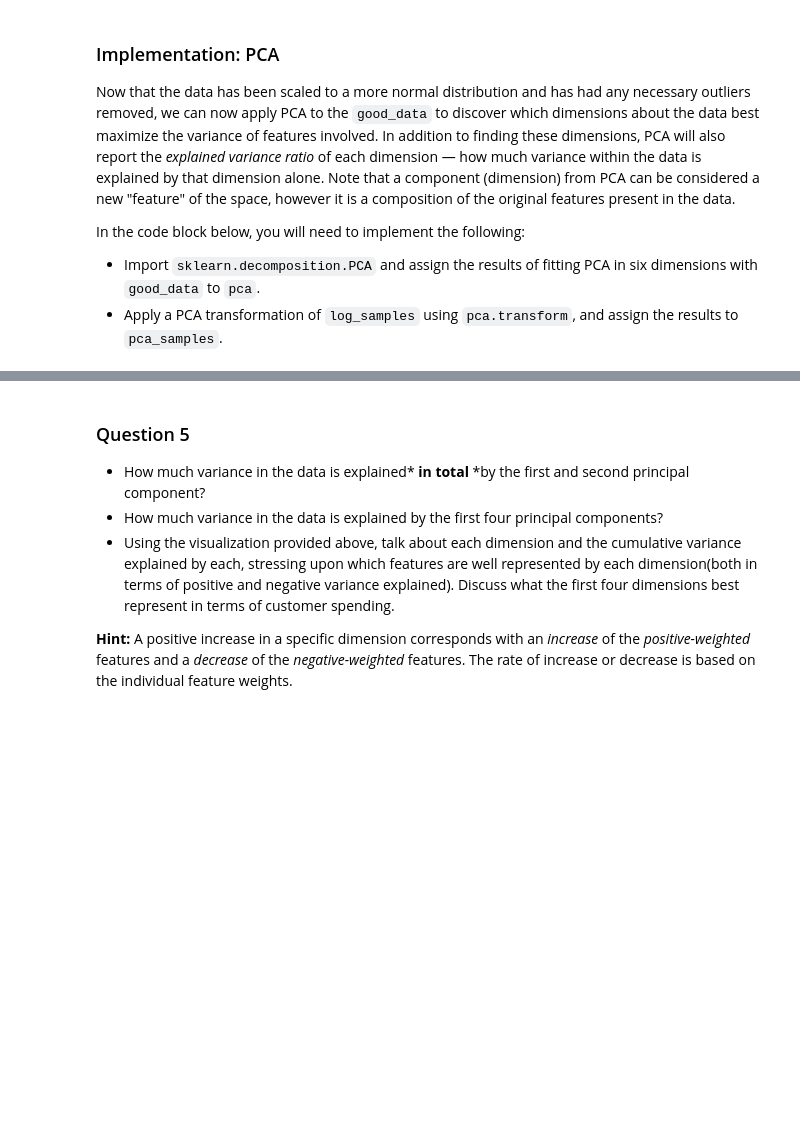
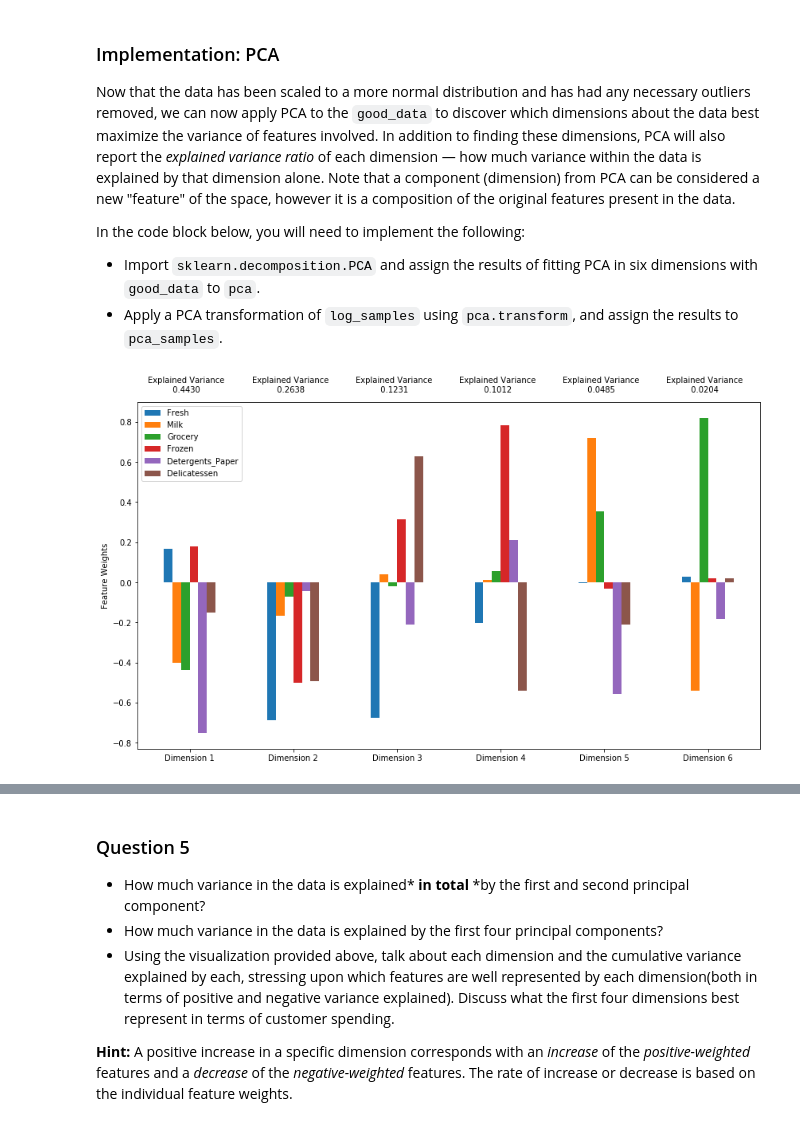
Before and after one commit to alexandrebvd/customer-segments, a Jupyter notebook: customer_segments.ipynb, the cells around one changed output, grey strips where cells are left out. Saved outputs shown, nothing was run; the diff lists cells and outputs as text; code cells hidden in the pictures; blank space fills up the shorter version.

```diff
--- a/customer_segments.ipynb
+++ b/customer_segments.ipynb
@@ -216,6 +216,9 @@ In the code block below, you will need to implement the following:
 
 **NOTE:** If you choose to remove any outliers, ensure that the sample data does not contain any of these points!
 Once you have performed this implementation, the dataset will be stored in the variable `good_data`.
+# %%
+#List of indexes for outlier data points
+outlier_index_list = []
 # %%
 # For each feature find the data points with extreme high or low values
 for feature in log_data.keys():
@@ -232,12 +235,7 @@ for feature in log_data.keys():
     # Display the outliers
     print("Data points considered outliers for the feature '{}':".format(feature))
     display(log_data[~((log_data[feature] >= Q1 - step) & (log_data[feature] <= Q3 + step))])
-
-# OPTIONAL: Select the indices for data points you wish to remove
-outliers  = []
-
-# Remove the outliers, if any were specified
-good_data = log_data.drop(log_data.index[outliers]).reset_index(drop = True)
+    outlier_index_list += list(log_data[~((log_data[feature] >= Q1 - step) & (log_data[feature] <= Q3 + step))].index)
 # %% [output]
 Data points considered outliers for the feature 'Fresh':
 |  | Fresh | Milk | Grocery | Frozen | Detergents_Paper | Delicatessen |
@@ -299,3 +297,10 @@ Data points considered outliers for the feature 'Delicatessen':
 | 285 | 10.602965 | 6.461468 | 8.188689 | 6.948897 | 6.077642 | 2.890372 |
 | 289 | 10.663966 | 5.655992 | 6.154858 | 7.235619 | 3.465736 | 3.091042 |
 | 343 | 7.431892 | 8.848509 | 10.177932 | 7.283448 | 9.646593 | 3.610918 |
+# %%
+# OPTIONAL: Select the indices for data points you wish to remove
+import collections
+outliers  = [item for item, count in collections.Counter(outlier_index_list).items() if count > 1]
+
+# Remove the outliers, if any were specified
+good_data = log_data.drop(log_data.index[outliers]).reset_index(drop = True)
@@ -321,10 +344,14 @@ In the code block below, you will need to implement the following:
  - Apply a PCA transformation of `log_samples` using `pca.transform`, and assign the results to `pca_samples`.
 # %%
 # TODO: Apply PCA by fitting the good data with the same number of dimensions as features
-pca = None
+from sklearn.decomposition import PCA
+pca = PCA(n_components=6)
+pca.fit(good_data)
 
 # TODO: Transform log_samples using the PCA fit above
-pca_samples = None
+pca_samples = pca.transform(log_samples)
 
 # Generate PCA results plot
 pca_results = vs.pca_results(good_data, pca)
+# %% [output]
+[figure, added]
```
Also changed, not shown: parts of 9 cells of this notebook, 2 other files.
